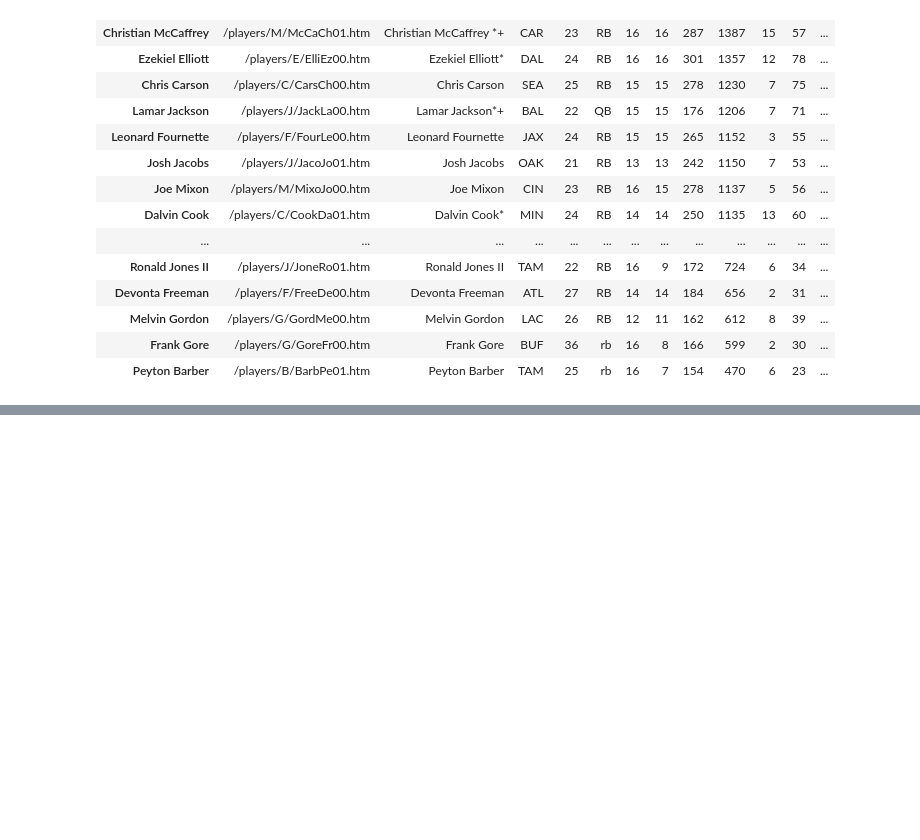
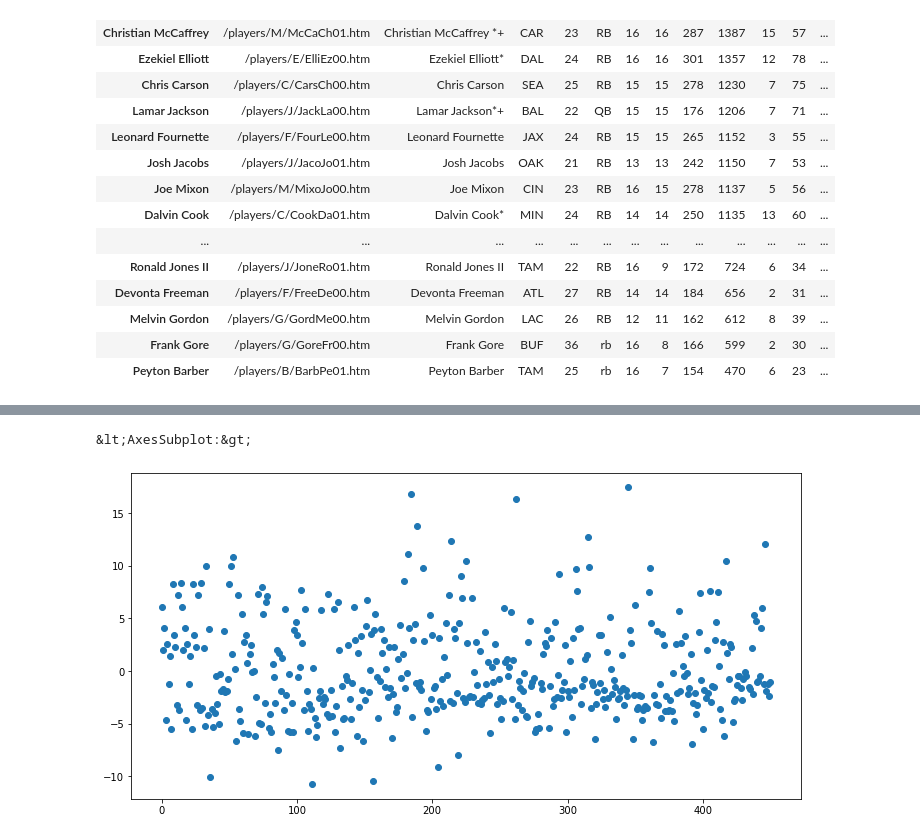
Before and after one commit to ridwan102/Fantasy_Football_Linear_Regression, a Jupyter notebook: fantasy.ipynb, the cells around one changed output, grey strips where cells are left out. Cells and saved outputs as stored; diff of their text form; code cells hidden in the pictures; blank space fills up the shorter version.

```diff
--- a/fantasy.ipynb
+++ b/fantasy.ipynb
@@ -620,0 +220,9 @@ sns.regplot(x=phillip_lindsay_rb_2019['Total_Yards'], y = cin_2019['Defense_Rush
+# %%
+# Define the model
+lm2 = smf.ols('Fantasy_Points ~ Rush_Yards_Points + Receiving_Yards_Points + Rush_TD_Points + Receiving_TD_Points', data=df_rushing_fantasy_2019)
+
+# Fit the model
+fit2 = lm2.fit()
+
+# Print summary statistics of the model's performance
+fit2.summary()
@@ -620,0 +289,5 @@ sns.regplot(x=phillip_lindsay_rb_2019['Total_Yards'], y = cin_2019['Defense_Rush
+# %%
+fit2.resid.plot(style='o',figsize=(12,6))
+# %% [output]
+&lt;AxesSubplot:&gt;
+[figure, added]
```
Also changed, not shown: parts of 59 cells of this notebook, 21 other files.
